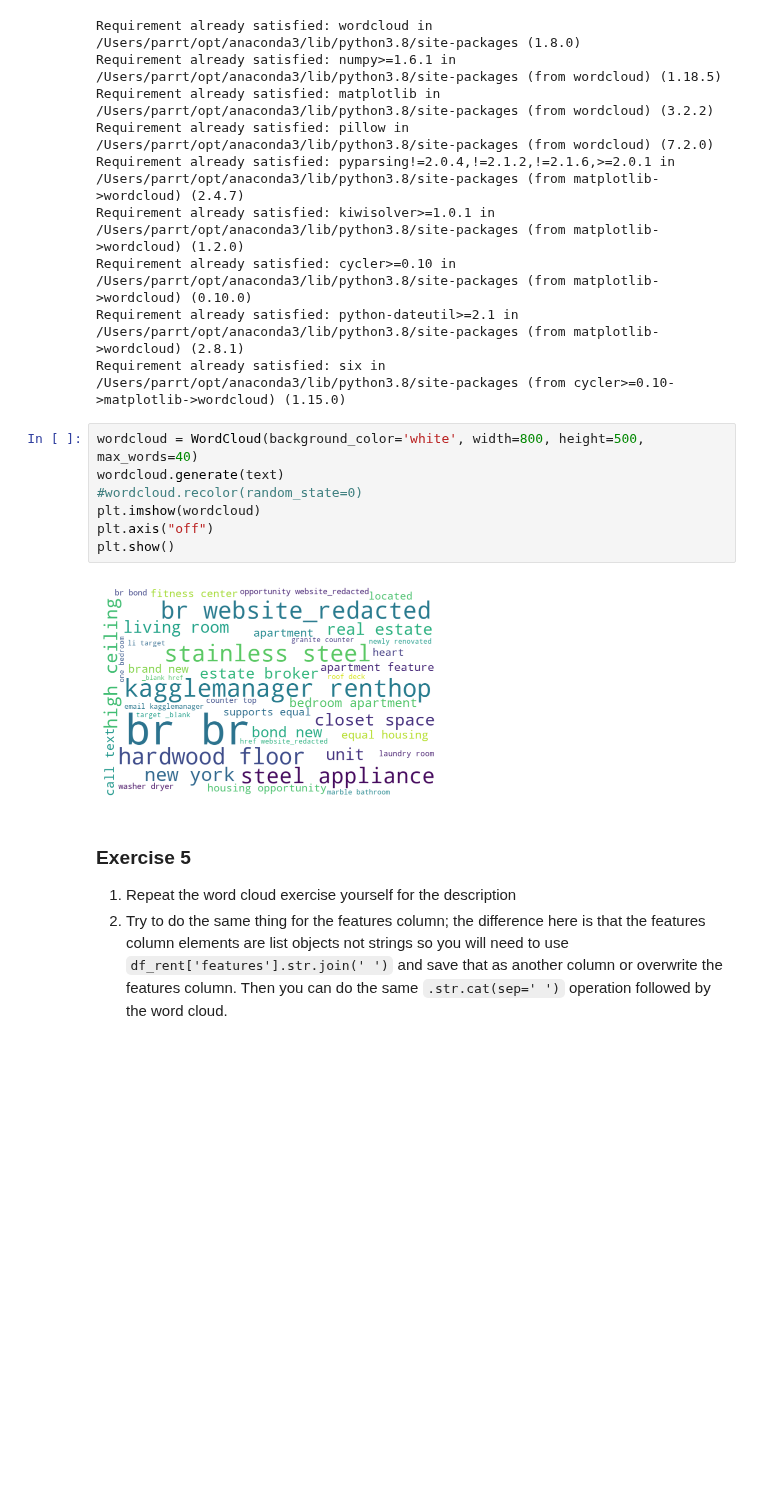
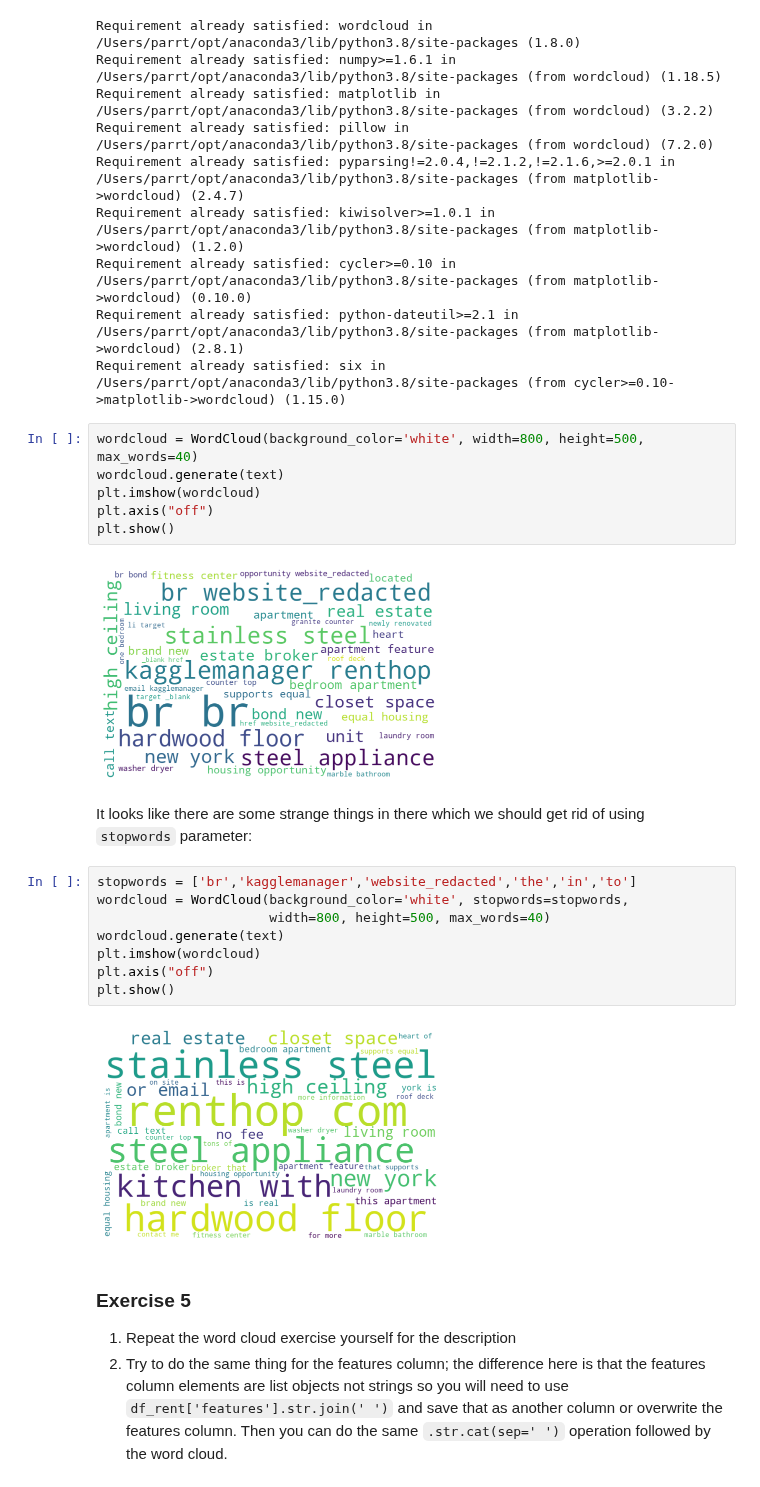
Before and after one commit to parrt/msds593, a Jupyter notebook: notebooks/nyrent.ipynb, the cells around one changed output. Cells and saved outputs as stored; diff of their text form; blank space fills up the shorter version.

```diff
--- a/notebooks/nyrent.ipynb
+++ b/notebooks/nyrent.ipynb
@@ -614,12 +614,23 @@ Requirement already satisfied: six in /Users/parrt/opt/anaconda3/lib/python3.8/s
 # %%
 wordcloud = WordCloud(background_color='white', width=800, height=500, max_words=40)
 wordcloud.generate(text)
-#wordcloud.recolor(random_state=0)
 plt.imshow(wordcloud)
 plt.axis("off")
 plt.show()
 # %% [output]
 [figure]
+# %% [markdown]
+It looks like there are some strange things in there which we should get rid of using `stopwords` parameter:
+# %%
+stopwords = ['br','kagglemanager','website_redacted','the','in','to']
+wordcloud = WordCloud(background_color='white', stopwords=stopwords,
+                      width=800, height=500, max_words=40)
+wordcloud.generate(text)
+plt.imshow(wordcloud)
+plt.axis("off")
+plt.show()
+# %% [output]
+[figure, added]
 # %% [markdown]
 ### Exercise 5
 
```
